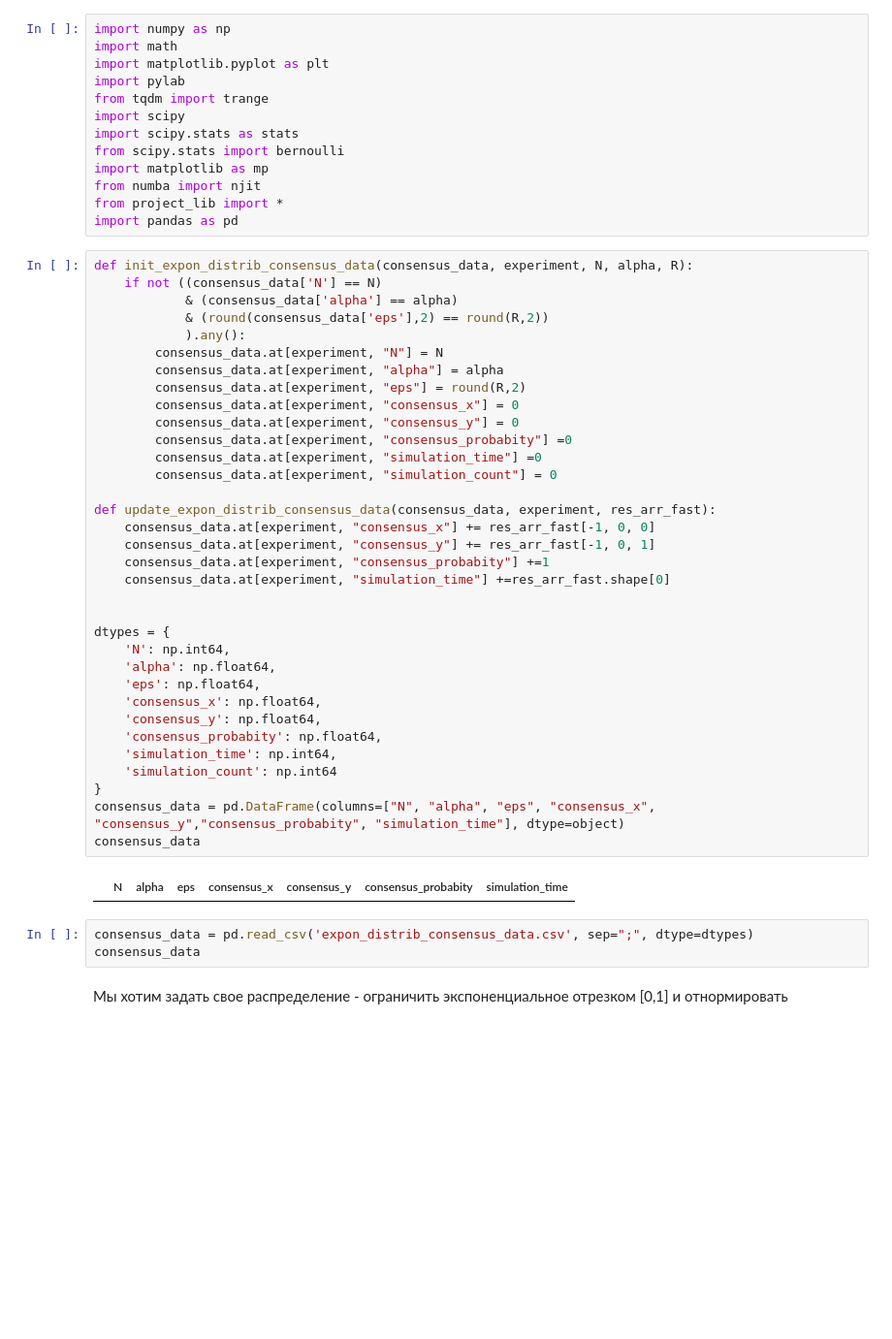
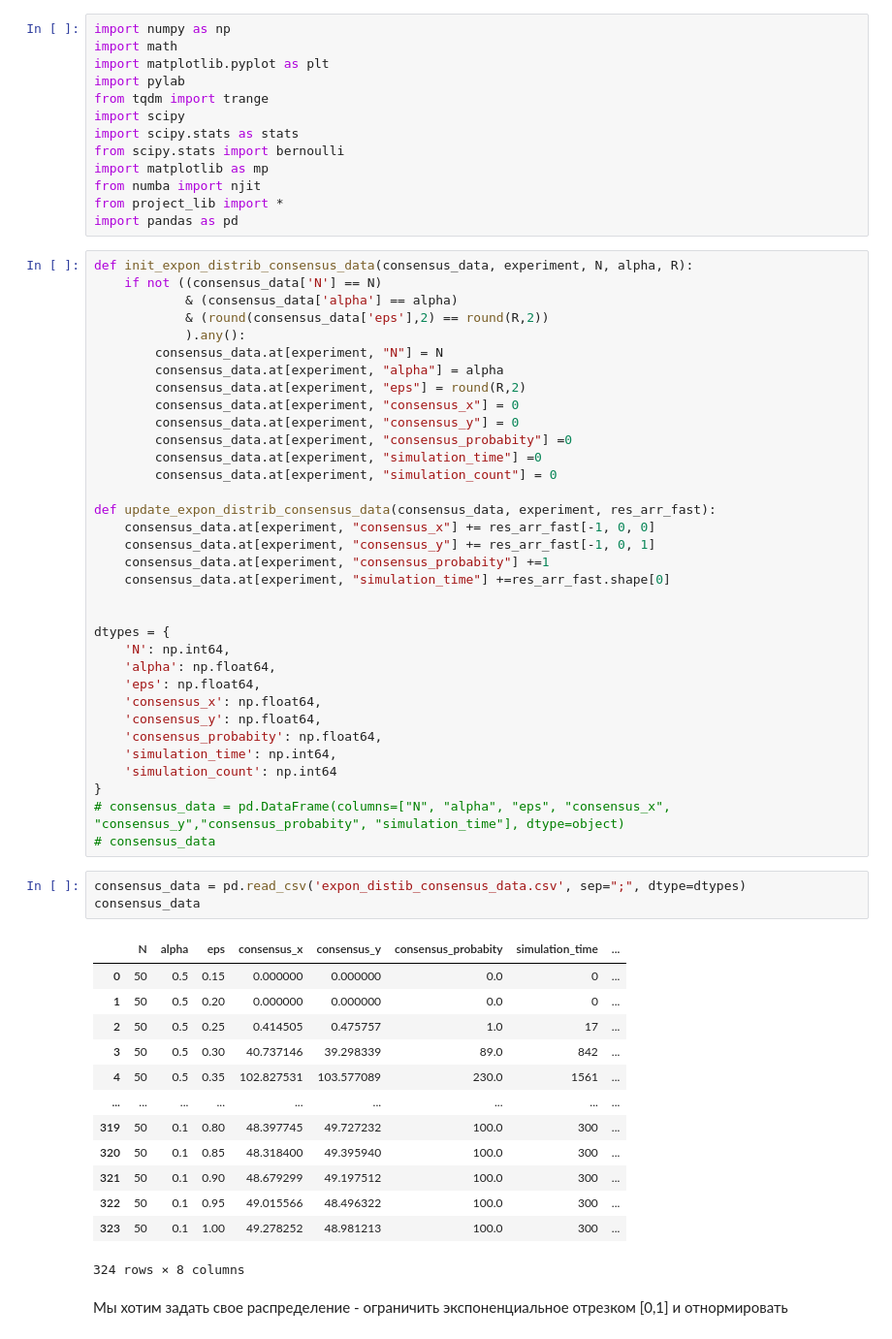
Before and after one commit to ash00748/Hegselmann-Krause-project, a Jupyter notebook: 2d HK/2dHK_expon.ipynb, the cells around one changed output. Shown at 97% size. Drawn from its saved outputs; the diff is of its cells as text; blank space fills up the shorter version.

```diff
--- a/2d HK/2dHK_expon.ipynb
+++ b/2d HK/2dHK_expon.ipynb
@@ -46,13 +46,25 @@ dtypes = {
     'simulation_time': np.int64,
     'simulation_count': np.int64
 }
-consensus_data = pd.DataFrame(columns=["N", "alpha", "eps", "consensus_x", "consensus_y","consensus_probabity", "simulation_time"], dtype=object)
-consensus_data
+# consensus_data = pd.DataFrame(columns=["N", "alpha", "eps", "consensus_x", "consensus_y","consensus_probabity", "simulation_time"], dtype=object)
+# consensus_data
-# %% [output]
-|  | N | alpha | eps | consensus_x | consensus_y | consensus_probabity | simulation_time |
 # %%
-consensus_data = pd.read_csv('expon_distrib_consensus_data.csv', sep=";", dtype=dtypes)
+consensus_data = pd.read_csv('expon_distib_consensus_data.csv', sep=";", dtype=dtypes)
 consensus_data
+# %% [output]
+|  | N | alpha | eps | consensus_x | consensus_y | consensus_probabity | simulation_time | ... |
+| 0 | 50 | 0.5 | 0.15 | 0.000000 | 0.000000 | 0.0 | 0 | ... |
+| 1 | 50 | 0.5 | 0.20 | 0.000000 | 0.000000 | 0.0 | 0 | ... |
+| 2 | 50 | 0.5 | 0.25 | 0.414505 | 0.475757 | 1.0 | 17 | ... |
+| 3 | 50 | 0.5 | 0.30 | 40.737146 | 39.298339 | 89.0 | 842 | ... |
+| 4 | 50 | 0.5 | 0.35 | 102.827531 | 103.577089 | 230.0 | 1561 | ... |
+| ... | ... | ... | ... | ... | ... | ... | ... | ... |
+| 319 | 50 | 0.1 | 0.80 | 48.397745 | 49.727232 | 100.0 | 300 | ... |
+| 320 | 50 | 0.1 | 0.85 | 48.318400 | 49.395940 | 100.0 | 300 | ... |
+| 321 | 50 | 0.1 | 0.90 | 48.679299 | 49.197512 | 100.0 | 300 | ... |
+| 322 | 50 | 0.1 | 0.95 | 49.015566 | 48.496322 | 100.0 | 300 | ... |
+| 323 | 50 | 0.1 | 1.00 | 49.278252 | 48.981213 | 100.0 | 300 | ... |
+324 rows × 8 columns
 # %% [markdown]
 Мы хотим задать свое распределение - ограничить экспоненциальное отрезком [0,1] и отнормировать
 # %%
```
Also changed, not shown: parts of 9 cells of this notebook, 5 other files.
